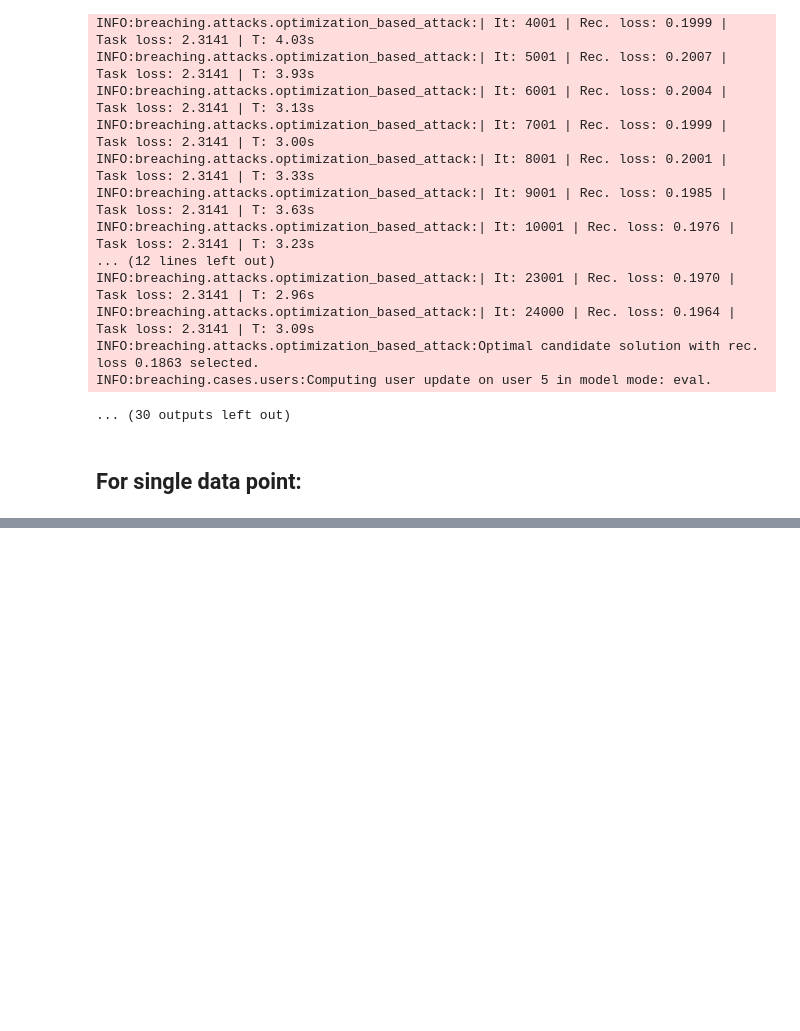
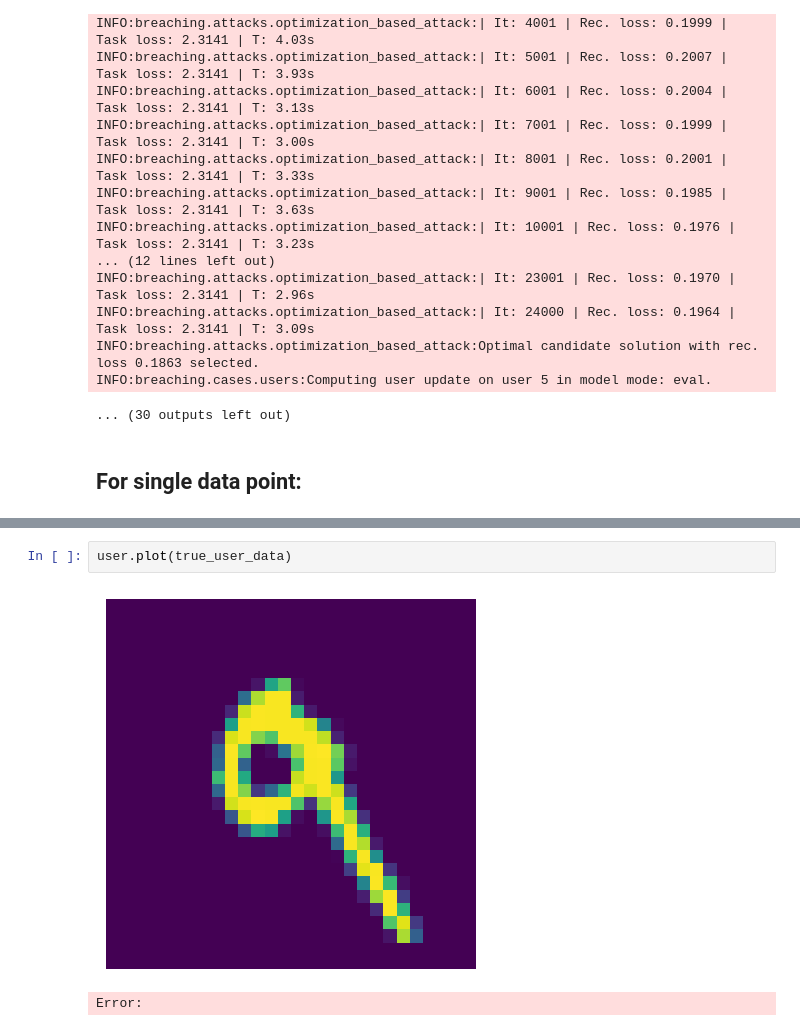
Before and after one commit to Kexin6/let_the_neurons_die, a Jupyter notebook: inverting_gradients/breaching/Data_Poisoning_Attack_via_IG_iterative_on_data_ordering.ipynb, the cells around one changed output, grey strips where cells are left out. Cells and saved outputs as stored; diff of their text form; blank space fills up the shorter version.

```diff
--- a/inverting_gradients/breaching/Data_Poisoning_Attack_via_IG_iterative_on_data_ordering.ipynb
+++ b/inverting_gradients/breaching/Data_Poisoning_Attack_via_IG_iterative_on_data_ordering.ipynb
@@ -332,0 +461,5 @@ INFO:breaching.attacks.optimization_based_attack:| It: 8001 | Rec. loss: 0.5971
+# %%
+user.plot(true_user_data)
+# %% [output]
+[figure, added]
+Error:
```
Also changed, not shown: parts of 2 cells of this notebook, 47 other files.
